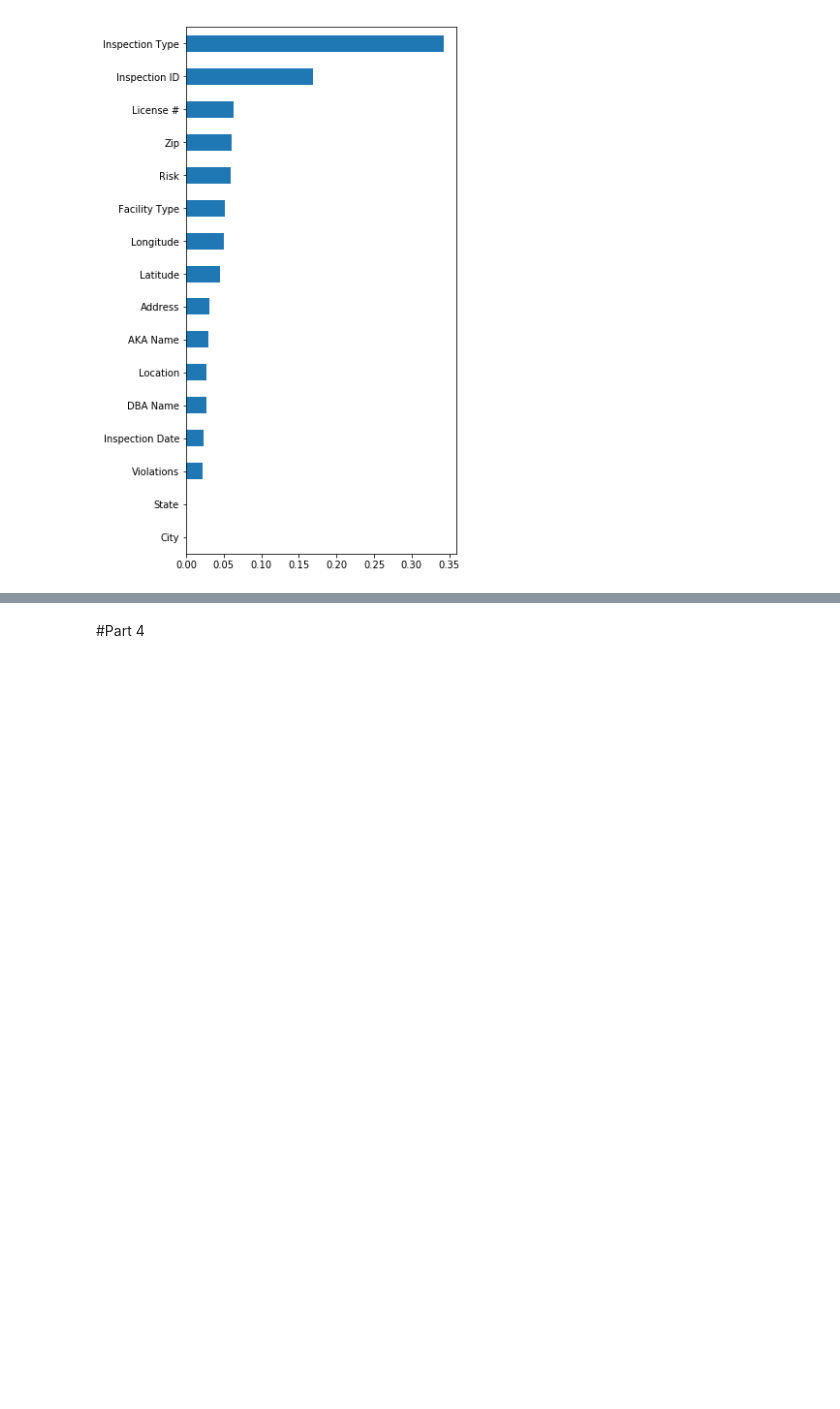
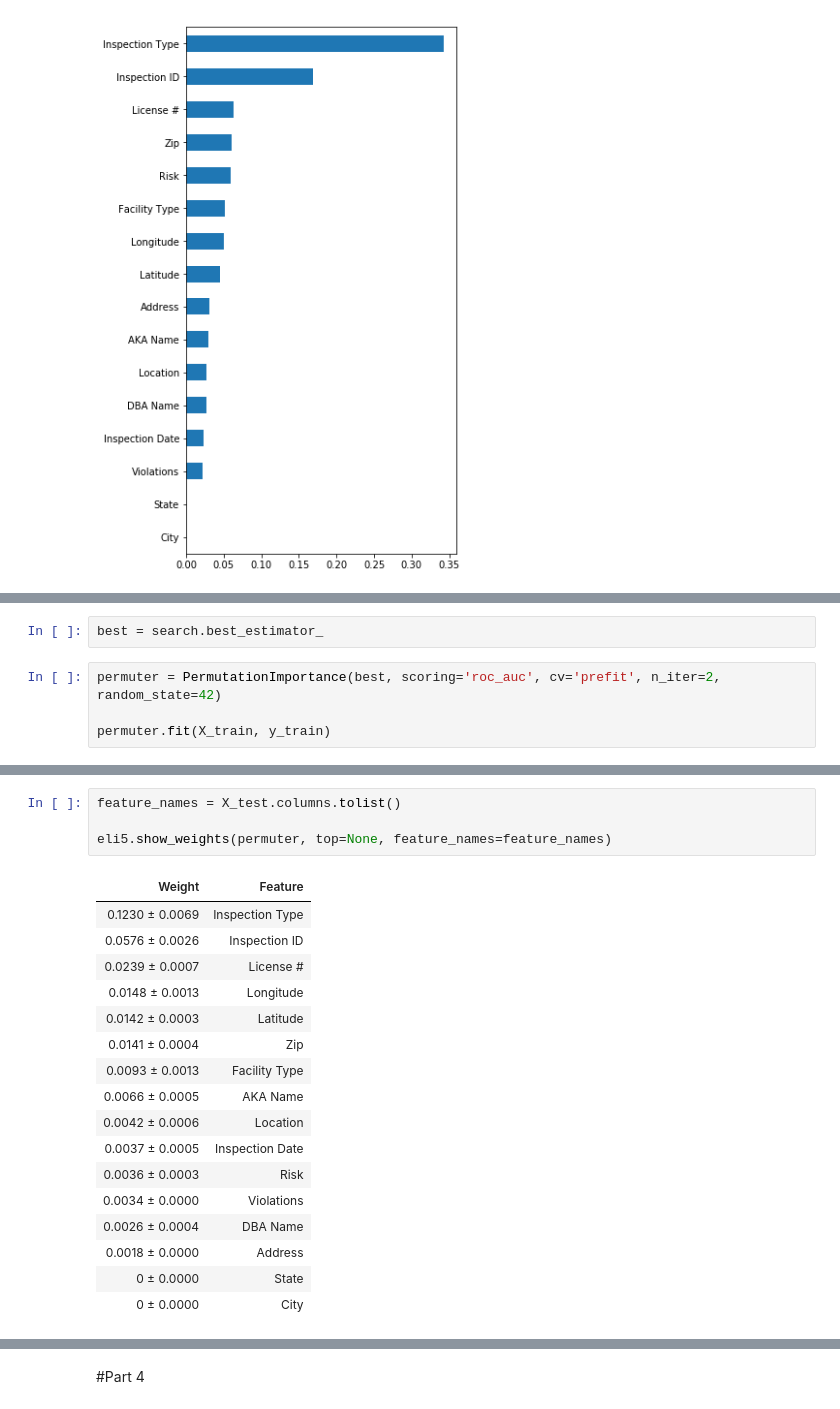
Before and after one commit to damerei/DS-Unit-2-Sprint-4-Practicing-Understanding, a Jupyter notebook: DS_Unit_2_Sprint_Challenge_4_Practicing_Understanding.ipynb, the cells around one changed output, grey strips where cells are left out. Cells and saved outputs as stored; diff of their text form; blank space fills up the shorter version.

```diff
--- a/DS_Unit_2_Sprint_Challenge_4_Practicing_Understanding.ipynb
+++ b/DS_Unit_2_Sprint_Challenge_4_Practicing_Understanding.ipynb
@@ -239,0 +331,6 @@ importances.sort_values().plot.barh()
+# %%
+best = search.best_estimator_
+# %%
+permuter = PermutationImportance(best, scoring='roc_auc', cv='prefit', n_iter=2, random_state=42)
+
+permuter.fit(X_train, y_train)
@@ -239,0 +347,22 @@ importances.sort_values().plot.barh()
+# %%
+feature_names = X_test.columns.tolist()
+
+eli5.show_weights(permuter, top=None, feature_names=feature_names)
+# %% [output]
+| Weight | Feature |
+| 0.1230 ± 0.0069 | Inspection Type |
+| 0.0576 ± 0.0026 | Inspection ID |
+| 0.0239 ± 0.0007 | License # |
+| 0.0148 ± 0.0013 | Longitude |
+| 0.0142 ± 0.0003 | Latitude |
+| 0.0141 ± 0.0004 | Zip |
+| 0.0093 ± 0.0013 | Facility Type |
+| 0.0066 ± 0.0005 | AKA Name |
+| 0.0042 ± 0.0006 | Location |
+| 0.0037 ± 0.0005 | Inspection Date |
+| 0.0036 ± 0.0003 | Risk |
+| 0.0034 ± 0.0000 | Violations |
+| 0.0026 ± 0.0004 | DBA Name |
+| 0.0018 ± 0.0000 | Address |
+| 0 ± 0.0000 | State |
+| 0 ± 0.0000 | City |
```
Also changed, not shown: parts of 13 cells of this notebook.
